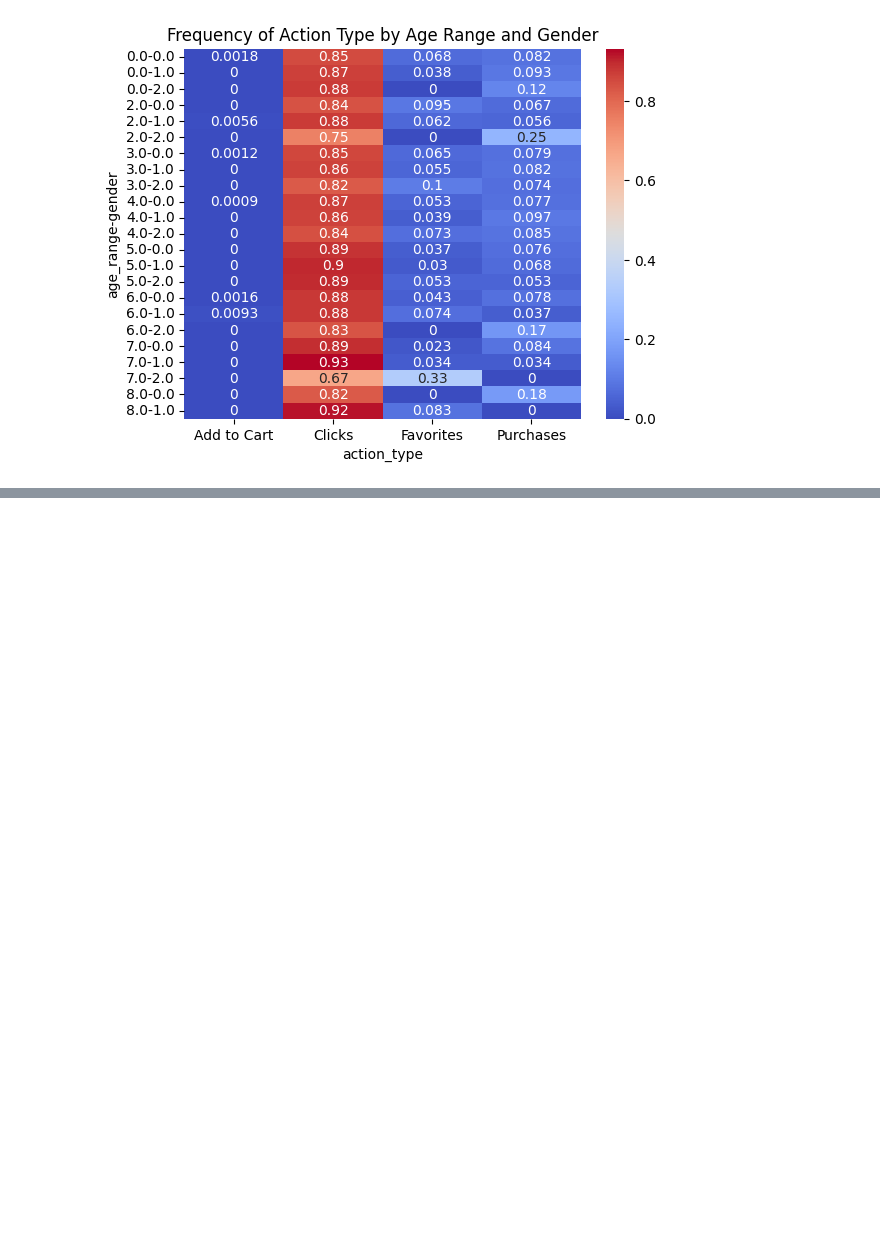
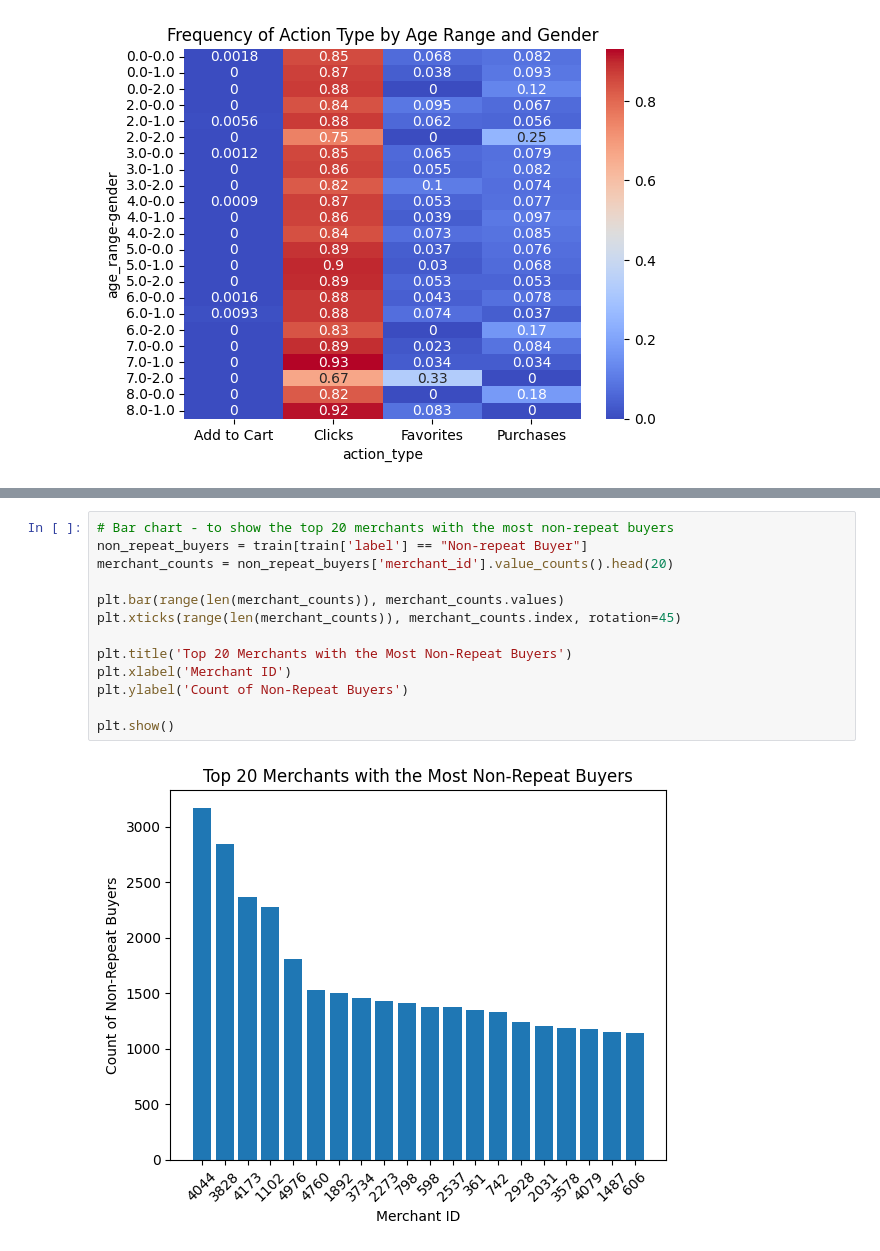
Before and after one commit to CaptainComputer1/CECS550Project, a Jupyter notebook: EM_PR_Final_DataVis.ipynb, the cells around one changed output, grey strips where cells are left out. Drawn from its saved outputs; the diff is of its cells as text; blank space fills up the shorter version.

```diff
--- a/EM_PR_Final_DataVis.ipynb
+++ b/EM_PR_Final_DataVis.ipynb
@@ -178,0 +212,15 @@ plt.show()
+# %%
+# Bar chart - to show the top 20 merchants with the most non-repeat buyers
+non_repeat_buyers = train[train['label'] == "Non-repeat Buyer"]
+merchant_counts = non_repeat_buyers['merchant_id'].value_counts().head(20)
+
+plt.bar(range(len(merchant_counts)), merchant_counts.values)
+plt.xticks(range(len(merchant_counts)), merchant_counts.index, rotation=45)
+
+plt.title('Top 20 Merchants with the Most Non-Repeat Buyers')
+plt.xlabel('Merchant ID')
+plt.ylabel('Count of Non-Repeat Buyers')
+
+plt.show()
+# %% [output]
+[figure, added]
```
Also changed, not shown: parts of 10 cells of this notebook.
